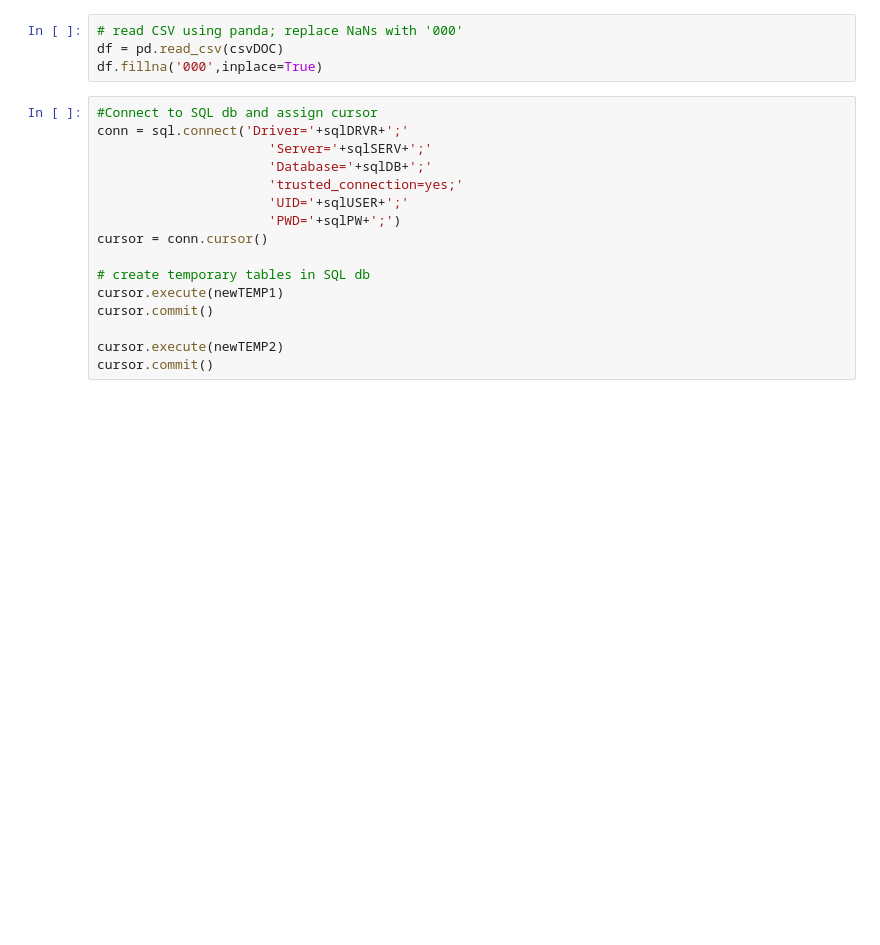
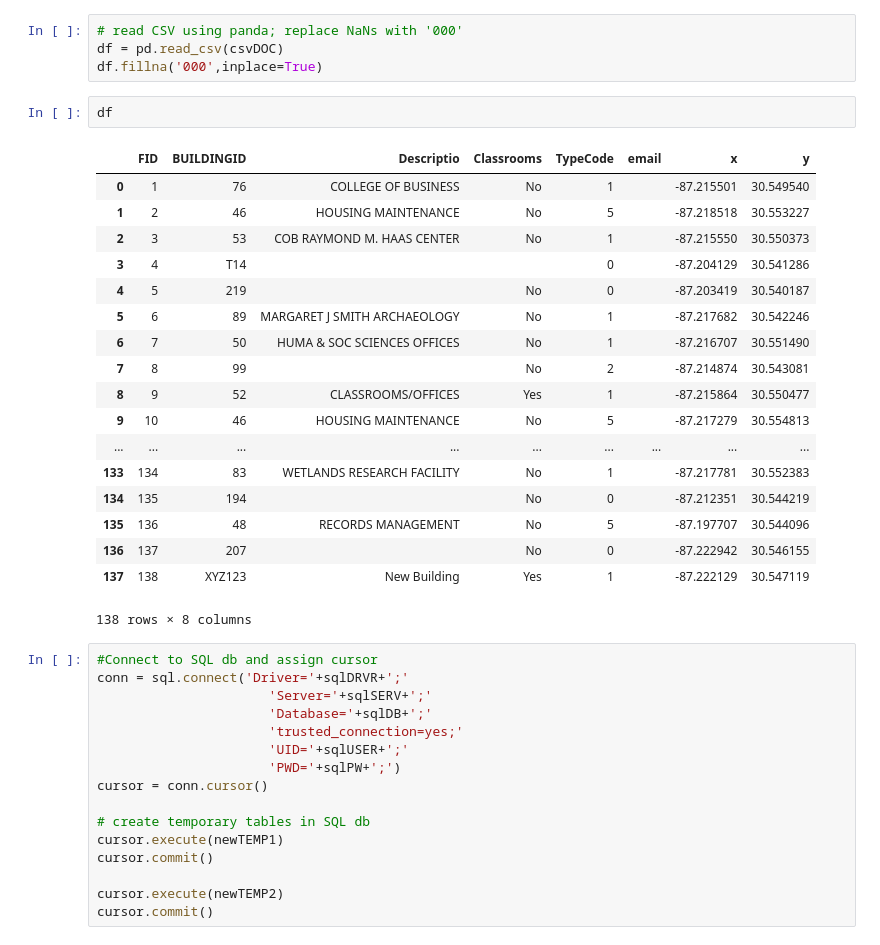
Before and after one commit to UWFGeoDataCenter/src, a Jupyter notebook: Notebooks/AGOLSQLSync.ipynb, the cells around one changed output. Drawn from its saved outputs; the diff is of its cells as text; blank space fills up the shorter version.

```diff
--- a/Notebooks/AGOLSQLSync.ipynb
+++ b/Notebooks/AGOLSQLSync.ipynb
@@ -83,6 +87,27 @@ output_file.delete()
 # read CSV using panda; replace NaNs with '000'
 df = pd.read_csv(csvDOC)
 df.fillna('000',inplace=True)
+# %%
+df
+# %% [output]
+|  | FID | BUILDINGID | Descriptio | Classrooms | TypeCode | email | x | y |
+| 0 | 1 | 76 | COLLEGE OF BUSINESS | No | 1 |  | -87.215501 | 30.549540 |
+| 1 | 2 | 46 | HOUSING MAINTENANCE | No | 5 |  | -87.218518 | 30.553227 |
+| 2 | 3 | 53 | COB RAYMOND M. HAAS CENTER | No | 1 |  | -87.215550 | 30.550373 |
+| 3 | 4 | T14 |  |  | 0 |  | -87.204129 | 30.541286 |
+| 4 | 5 | 219 |  | No | 0 |  | -87.203419 | 30.540187 |
+| 5 | 6 | 89 | MARGARET J SMITH ARCHAEOLOGY | No | 1 |  | -87.217682 | 30.542246 |
+| 6 | 7 | 50 | HUMA & SOC SCIENCES OFFICES | No | 1 |  | -87.216707 | 30.551490 |
+| 7 | 8 | 99 |  | No | 2 |  | -87.214874 | 30.543081 |
+| 8 | 9 | 52 | CLASSROOMS/OFFICES | Yes | 1 |  | -87.215864 | 30.550477 |
+| 9 | 10 | 46 | HOUSING MAINTENANCE | No | 5 |  | -87.217279 | 30.554813 |
+| ... | ... | ... | ... | ... | ... | ... | ... | ... |
+| 133 | 134 | 83 | WETLANDS RESEARCH FACILITY | No | 1 |  | -87.217781 | 30.552383 |
+| 134 | 135 | 194 |  | No | 0 |  | -87.212351 | 30.544219 |
+| 135 | 136 | 48 | RECORDS MANAGEMENT | No | 5 |  | -87.197707 | 30.544096 |
+| 136 | 137 | 207 |  | No | 0 |  | -87.222942 | 30.546155 |
+| 137 | 138 | XYZ123 | New Building | Yes | 1 |  | -87.222129 | 30.547119 |
+138 rows × 8 columns
 # %%
 #Connect to SQL db and assign cursor
 conn = sql.connect('Driver='+sqlDRVR+';'
```
Also changed, not shown: parts of 5 cells of this notebook, 4 other files.
